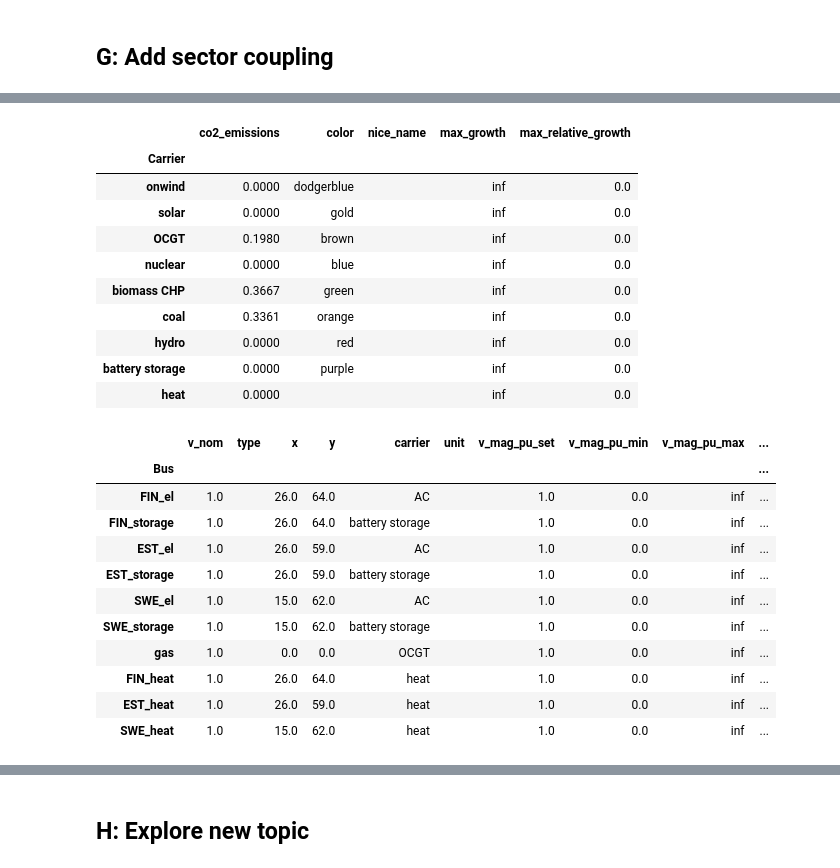
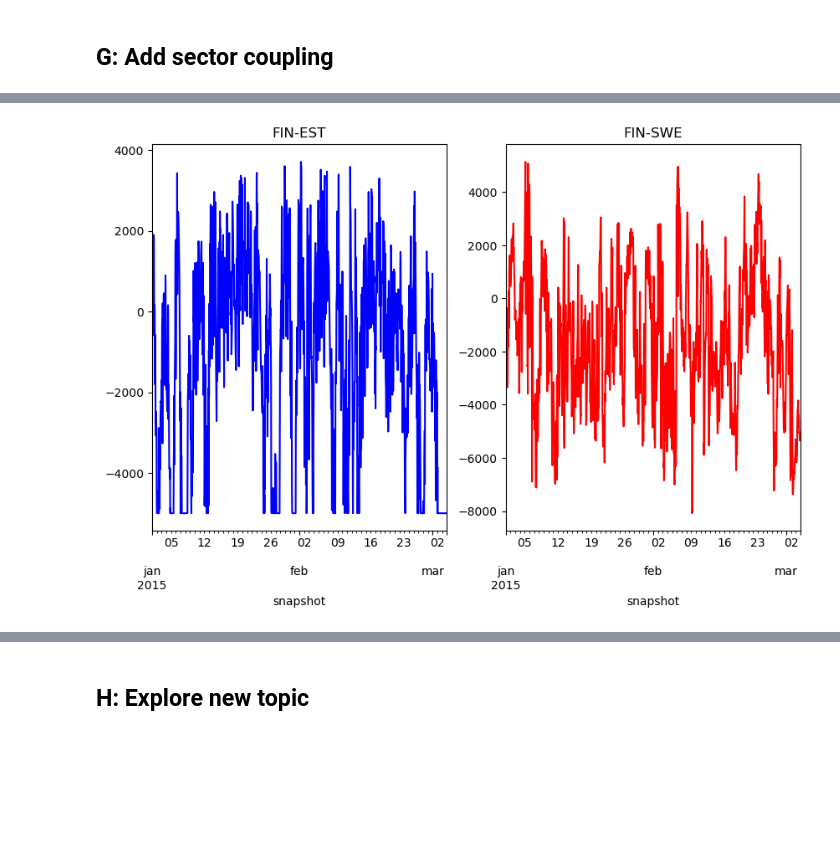
Before and after one commit to NicolineSimoneDTU/Integrated_Project, a Jupyter notebook: project.ipynb, the cells around one changed output, grey strips where cells are left out. Cells and saved outputs as stored; diff of their text form; code cells hidden in the pictures; blank space fills up the shorter version.

```diff
--- a/project.ipynb
+++ b/project.ipynb
@@ -939,29 +976,9 @@ network.links_t.efficiency
-# %%
-network.carriers
-# %% [output]
-|  | co2_emissions | color | nice_name | max_growth | max_relative_growth |
-| Carrier |  |  |  |  |  |
-| onwind | 0.0000 | dodgerblue |  | inf | 0.0 |
-| solar | 0.0000 | gold |  | inf | 0.0 |
-| OCGT | 0.1980 | brown |  | inf | 0.0 |
-| nuclear | 0.0000 | blue |  | inf | 0.0 |
-| biomass CHP | 0.3667 | green |  | inf | 0.0 |
-| coal | 0.3361 | orange |  | inf | 0.0 |
-| hydro | 0.0000 | red |  | inf | 0.0 |
-| battery storage | 0.0000 | purple |  | inf | 0.0 |
-| heat | 0.0000 |  |  | inf | 0.0 |
-# %%
-network.buses
-# %% [output]
-|  | v_nom | type | x | y | carrier | unit | v_mag_pu_set | v_mag_pu_min | v_mag_pu_max | ... |
-| Bus |  |  |  |  |  |  |  |  |  | ... |
-| FIN_el | 1.0 |  | 26.0 | 64.0 | AC |  | 1.0 | 0.0 | inf | ... |
-| FIN_storage | 1.0 |  | 26.0 | 64.0 | battery storage |  | 1.0 | 0.0 | inf | ... |
-| EST_el | 1.0 |  | 26.0 | 59.0 | AC |  | 1.0 | 0.0 | inf | ... |
-| EST_storage | 1.0 |  | 26.0 | 59.0 | battery storage |  | 1.0 | 0.0 | inf | ... |
-| SWE_el | 1.0 |  | 15.0 | 62.0 | AC |  | 1.0 | 0.0 | inf | ... |
-| SWE_storage | 1.0 |  | 15.0 | 62.0 | battery storage |  | 1.0 | 0.0 | inf | ... |
-| gas | 1.0 |  | 0.0 | 0.0 | OCGT |  | 1.0 | 0.0 | inf | ... |
-| FIN_heat | 1.0 |  | 26.0 | 64.0 | heat |  | 1.0 | 0.0 | inf | ... |
-| EST_heat | 1.0 |  | 26.0 | 59.0 | heat |  | 1.0 | 0.0 | inf | ... |
-| SWE_heat | 1.0 |  | 15.0 | 62.0 | heat |  | 1.0 | 0.0 | inf | ... |
+# %%
+fix, ax = plt.subplots(1,2, figsize=(10, 6))
+
+# Plot transmission between countries
+network.links_t.p0.loc[:,"FIN-EST"].plot(ax=ax[0], color="blue", label="FIN-EST", title="FIN-EST")
+network.links_t.p0.loc[:,"FIN-SWE"].plot(ax=ax[1], color="red", label="FIN-SWE", title="FIN-SWE")
+plt.show()
+# %% [output]
+[figure, added]
```
Also changed, not shown: parts of 17 cells of this notebook.
